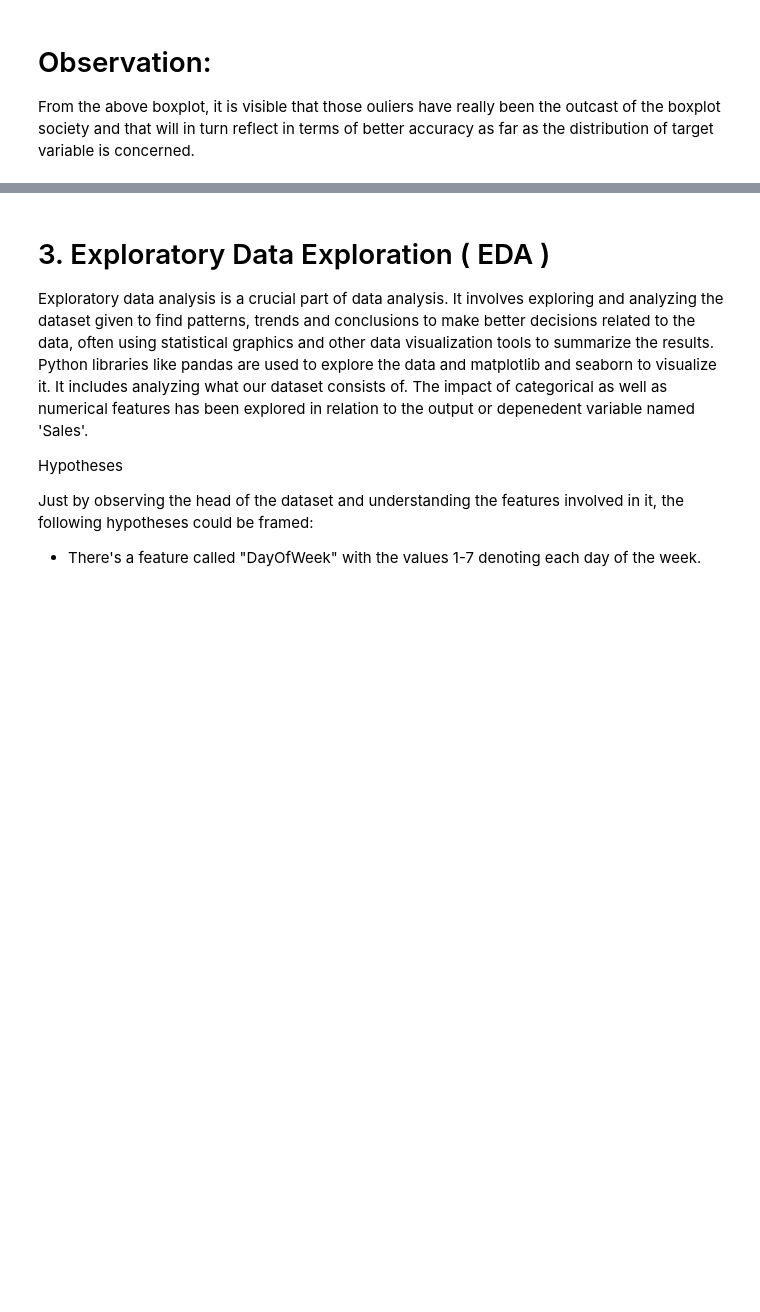
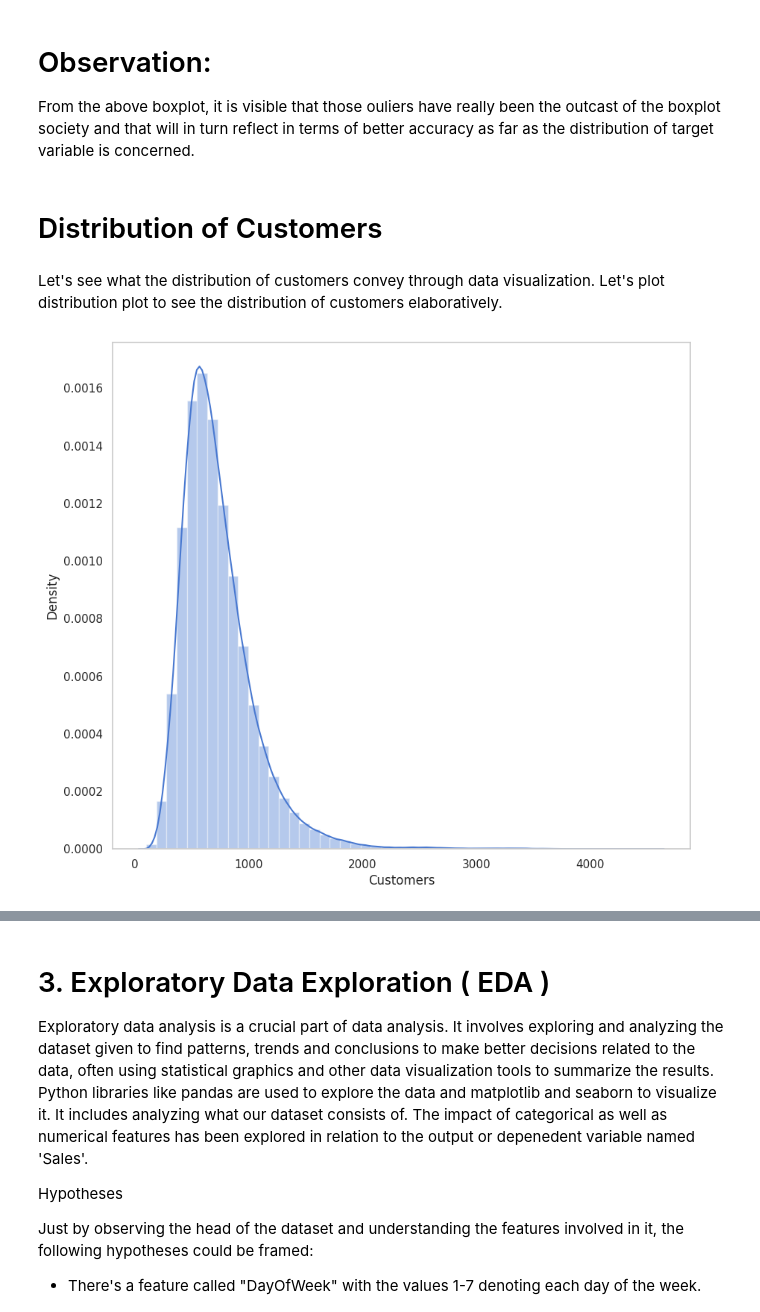
Before and after one commit to saptaksubhra/Regression-ML-Retail-Sales-Prediction-Rossmann, a Jupyter notebook: Rossmann_Sales_Prediction_Final_Notebook_Capstone_Project.ipynb, the cells around one changed output, grey strips where cells are left out. Saved outputs shown, nothing was run; the diff lists cells and outputs as text; code cells hidden in the pictures; blank space fills up the shorter version.

```diff
--- a/Rossmann_Sales_Prediction_Final_Notebook_Capstone_Project.ipynb
+++ b/Rossmann_Sales_Prediction_Final_Notebook_Capstone_Project.ipynb
@@ -770,3 +778,15 @@ plt.show()
 # Observation:
 
 From the above boxplot, it is visible that those ouliers have really been the outcast of the boxplot society and that will in turn reflect in terms of better accuracy as far as the distribution of target variable is concerned.
+# %% [markdown]
+# Distribution of Customers
+# %% [markdown]
+Let's see what the distribution of customers convey through data visualization. Let's plot distribution plot to see the distribution of customers elaboratively.
+# %%
+# Distribution of customers
+
+sns.set_theme( rc = {'figure.figsize' : (10,9)}, style = 'whitegrid', palette = 'muted')
+axe = sns.distplot(df_sales_Rossmann['Customers'])
+axe.grid(False)
+# %% [output]
+[figure, added]
```
Also changed, not shown: parts of 60 cells of this notebook.
